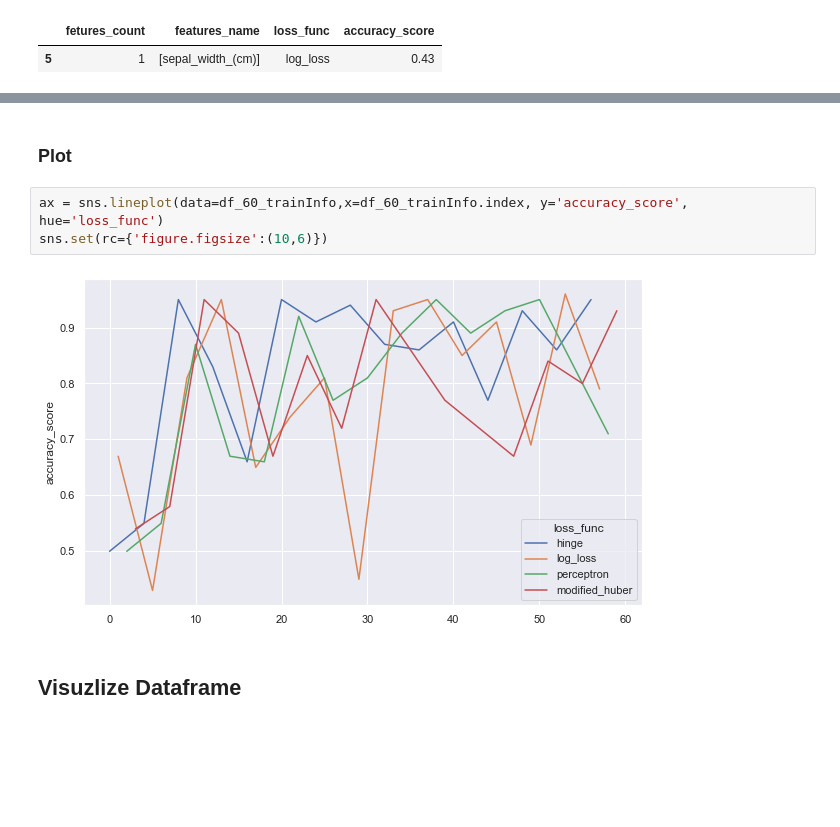
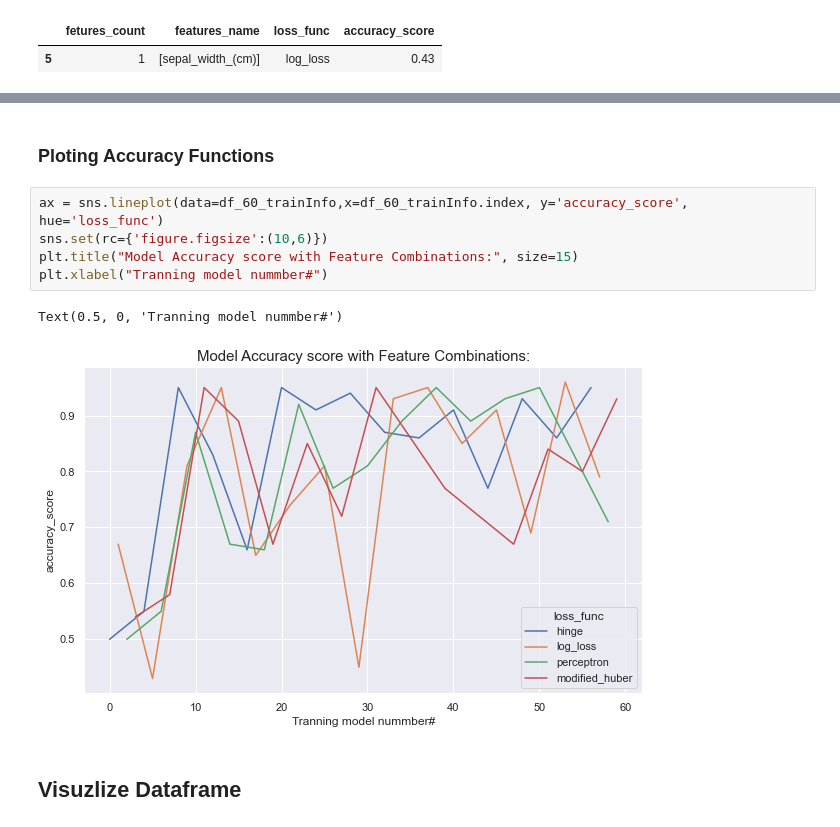
Before and after one commit to deepankarck2/447--Machine-Learning, a Jupyter notebook: Assignment 1/Iris_Classification_with_SGDClassification.ipynb, the cells around one changed output, grey strips where cells are left out. Cells and saved outputs as stored; diff of their text form; blank space fills up the shorter version.

```diff
--- a/Assignment 1/Iris_Classification_with_SGDClassification.ipynb
+++ b/Assignment 1/Iris_Classification_with_SGDClassification.ipynb
@@ -233,10 +273,13 @@ df_60_trainInfo.loc[[min_accuracy_index[0]]]
 # %% [markdown]
-### Plot
+### Ploting Accuracy Functions
 # %%
 ax = sns.lineplot(data=df_60_trainInfo,x=df_60_trainInfo.index, y='accuracy_score', hue='loss_func')
 sns.set(rc={'figure.figsize':(10,6)})
+plt.title("Model Accuracy score with Feature Combinations:", size=15)
+plt.xlabel("Tranning model nummber#")
 # %% [output]
+Text(0.5, 0, 'Tranning model nummber#')
-[figure, old version]
+[figure, new version]
 # %% [markdown]
 ## Visuzlize Dataframe
 # %%
```
Also changed, not shown: parts of 11 cells of this notebook.
